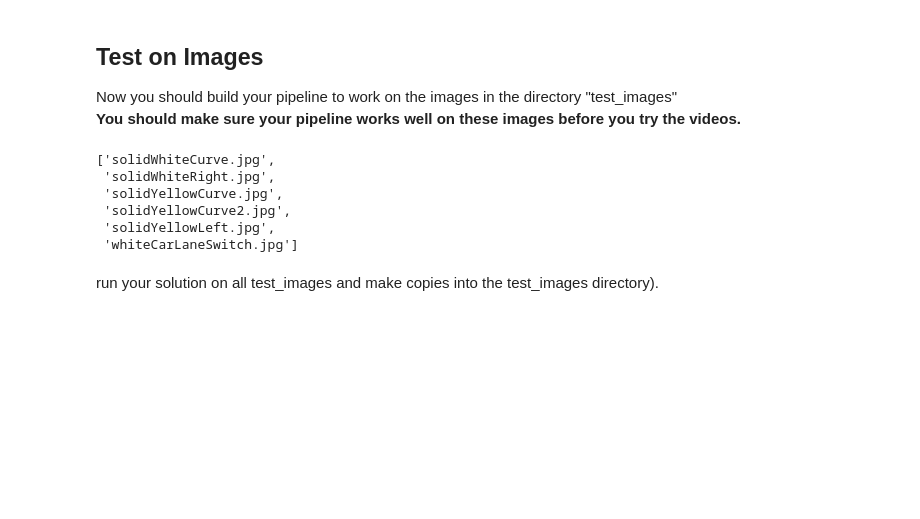
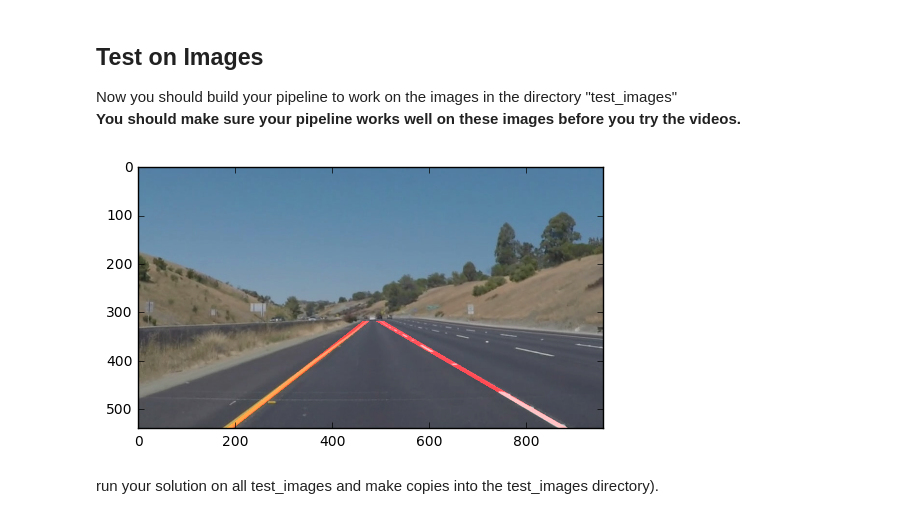
Before and after one commit to MinoDe/CarND-LaneLines-P1, a Jupyter notebook: P1.ipynb, the cells around one changed output. Cells and saved outputs as stored; diff of their text form; code cells hidden in the pictures; blank space fills up the shorter version.

Commit message:
images can identify lane lines now

```diff
--- a/P1.ipynb
+++ b/P1.ipynb
@@ -133,38 +133,23 @@ def draw_lines(img, lines, color=[255, 0, 0], thickness=2):
             slope=(y2-y1)/(x2-x1)
             #(450, 320), (490, 320)
             if(slope>=0.0 and x1>=490 and x1<=1000 and y1>=320):
-                print("reached the greather than code")
-#                 np.vstack((points_right,np.array([x1,y1])))
-#                 np.vstack((points_right,np.array([x2,y2])))
                 points_right.append((x1,y1))
                 points_right.append((x2,y2))
-                cv2.line(img,(x1,y1),(x2,y2),(255,0,255),thickness)
-#                 print(points_right)
             elif(x1>=0 and x1<=450 and y1>=350):
-                print("reached the less than code")
-#                 np.vstack(points_left,[x1,y1])
-#                 np.vstack(points_left,[x2,y2])
                 points_left.append([x1,y1])
                 points_left.append([x2,y2])
-        cv2.line(img,(x1,y1),(x2,y2),(255,0,255),thickness)
     right_line=np.vstack((points_right,points_right))
     left_line=np.vstack((points_left,points_left))
+#     Calculate points for the left lane
+    vx, vy, x, y = cv2.fitLine(left_line, 2, 0, 0.01, 0.01)
+    lefty = int((-x*vy/vx) + y)
+    righty = int(((img.shape[1]-x)*vy/vx)+y)
+    cv2.line(img,(img.shape[1]-1,righty),(0,lefty),255,7)
+#     Calculate for the right lane
     vx, vy, x, y = cv2.fitLine(right_line, 2, 0, 0.01, 0.01)
     lefty = int((-x*vy/vx) + y)
-    righty = int(((gray.shape[1]-x)*vy/vx)+y)
-    print(vx,vy,cx,cy)
-    cv2.line(img,(int(vx),int(vy)),(int(cx),int(cy)),color,thickness)
-    vx, vy, cx, cy = cv2.fitLine(left_line, 1, 0, 0.01, 0.01)
-    cv2.line(img,(int(vx),int(vy)),(int(cx),int(cy)),color,thickness)
-
-
-            #cv2.line(img, (x1, y1), (x2, y2), color, thickness)
-#         points_left=np.array(points_left)
-#         points_right=np.array(points_right)
-#         ellipse_left=cv2.fitEllipse(points_left)
-#         ellipse_right=cv2.fitEllipse(points_right)
-#         cv2.ellipse(img,ellipse_left,color,thickness)
-#         cv2.ellipse(img,ellipse_right,color,thickness)
+    righty = int(((img.shape[1]-x)*vy/vx)+y)
+    cv2.line(img,(img.shape[1]-1,righty),(0,lefty),255,7)
 
 def hough_lines(img, rho, theta, threshold, min_line_len, max_line_gap):
     """
@@ -248,14 +218,12 @@ Now you should build your pipeline to work on the images in the directory "test_
 **You should make sure your pipeline works well on these images before you try the videos.**
 # %%
 import os
-os.listdir("test_images/")
+files=os.listdir("test_images/")
+for i in files:
+    image = mpimg.imread("test_images/"+i)
+    draw_lane_lines(image)
 # %% [output]
-['solidWhiteCurve.jpg',
- 'solidWhiteRight.jpg',
- 'solidYellowCurve.jpg',
- 'solidYellowCurve2.jpg',
- 'solidYellowLeft.jpg',
- 'whiteCarLaneSwitch.jpg']
+[figure, added]
 # %% [markdown]
 run your solution on all test_images and make copies into the test_images directory).
 # %% [markdown]
```
Also changed, not shown: parts of 1 cell of this notebook.
